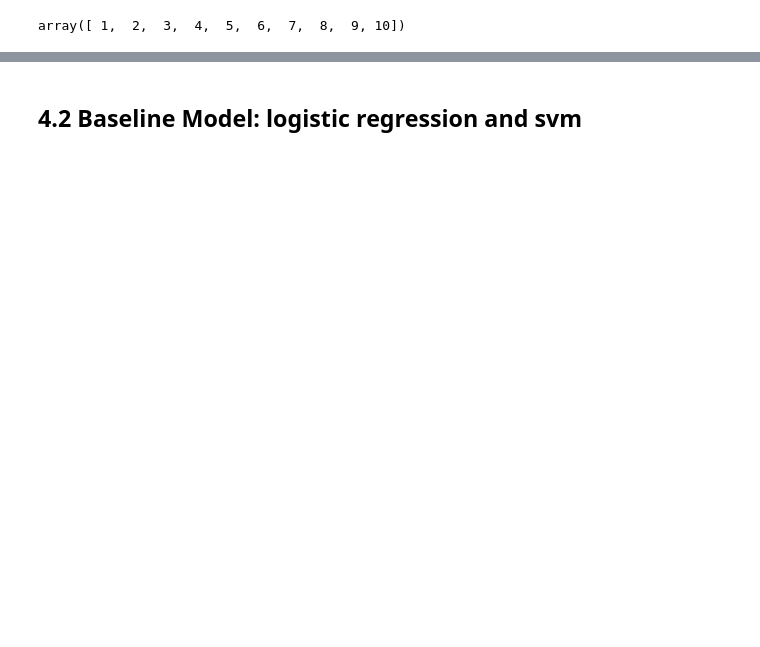
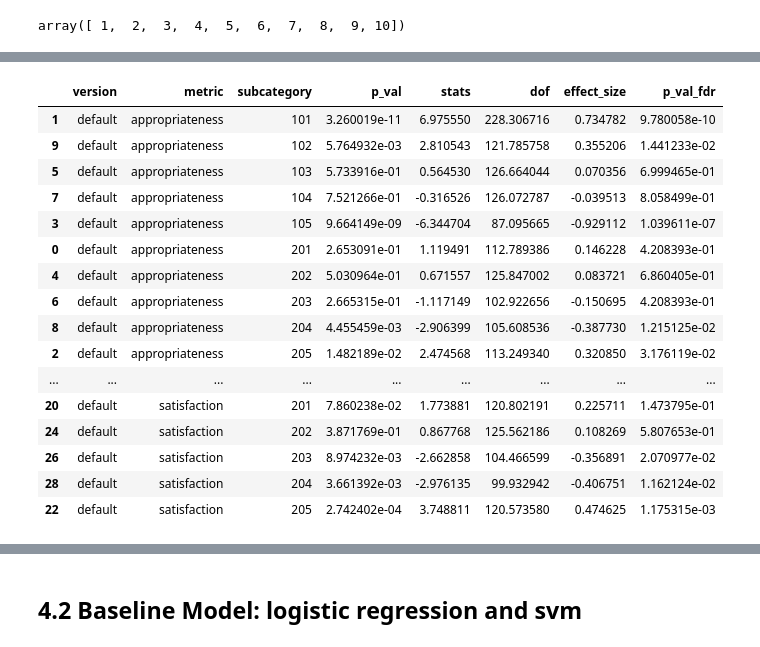
Before and after one commit to yxlin02/HCICarSim, a Jupyter notebook: DataAnalysis.ipynb, the cells around one changed output, grey strips where cells are left out. Drawn from its saved outputs; the diff is of its cells as text; code cells hidden in the pictures; blank space fills up the shorter version.

Commit message:
stats

```diff
--- a/DataAnalysis.ipynb
+++ b/DataAnalysis.ipynb
@@ -2151,0 +2665,12 @@ summary_df
+# %%
+metrics = ['appropriateness', 'disturbance', 'satisfaction']
+
+df_stats = test_version_effect_by_subcategory(
+    df_reaction_merged_II,
+    metrics
+)
+
+df_stats = df_stats.sort_values(["metric", "subcategory"])
+display(df_stats.sort_values(["metric", "subcategory"]))
+df_stats = df_stats.sort_values(["metric", "subcategory"])
+df_stats.to_csv("Output/phase_II_version_effect_by_subcategory.csv", index=False)
@@ -2154,7 +2697,7 @@ for metric in metrics:
 
     plotter.plot_metric_by_group_across_subcategories(
         df_reaction_merged_II,
-        figsize_per_ax=(2.4,3),
+        figsize_per_ax=(2.4,2.4),
         metric=metric,
         group="version",
         style="boxplot",
@@ -2181,0 +2810,28 @@ for metric in metrics:
+# %%
+metrics = ['appropriateness', 'disturbance', 'satisfaction']
+
+df_res = test_subcategory_vs_category(
+    df_reaction,
+    metrics
+)
+
+df_res = df_res.sort_values(["version", "metric", "subcategory"])
+display(df_res)
+# %% [output]
+|  | version | metric | subcategory | p_val | stats | dof | effect_size | p_val_fdr |
+| 1 | default | appropriateness | 101 | 3.260019e-11 | 6.975550 | 228.306716 | 0.734782 | 9.780058e-10 |
+| 9 | default | appropriateness | 102 | 5.764932e-03 | 2.810543 | 121.785758 | 0.355206 | 1.441233e-02 |
+| 5 | default | appropriateness | 103 | 5.733916e-01 | 0.564530 | 126.664044 | 0.070356 | 6.999465e-01 |
+| 7 | default | appropriateness | 104 | 7.521266e-01 | -0.316526 | 126.072787 | -0.039513 | 8.058499e-01 |
+| 3 | default | appropriateness | 105 | 9.664149e-09 | -6.344704 | 87.095665 | -0.929112 | 1.039611e-07 |
+| 0 | default | appropriateness | 201 | 2.653091e-01 | 1.119491 | 112.789386 | 0.146228 | 4.208393e-01 |
+| 4 | default | appropriateness | 202 | 5.030964e-01 | 0.671557 | 125.847002 | 0.083721 | 6.860405e-01 |
+| 6 | default | appropriateness | 203 | 2.665315e-01 | -1.117149 | 102.922656 | -0.150695 | 4.208393e-01 |
+| 8 | default | appropriateness | 204 | 4.455459e-03 | -2.906399 | 105.608536 | -0.387730 | 1.215125e-02 |
+| 2 | default | appropriateness | 205 | 1.482189e-02 | 2.474568 | 113.249340 | 0.320850 | 3.176119e-02 |
+| ... | ... | ... | ... | ... | ... | ... | ... | ... |
+| 20 | default | satisfaction | 201 | 7.860238e-02 | 1.773881 | 120.802191 | 0.225711 | 1.473795e-01 |
+| 24 | default | satisfaction | 202 | 3.871769e-01 | 0.867768 | 125.562186 | 0.108269 | 5.807653e-01 |
+| 26 | default | satisfaction | 203 | 8.974232e-03 | -2.662858 | 104.466599 | -0.356891 | 2.070977e-02 |
+| 28 | default | satisfaction | 204 | 3.661392e-03 | -2.976135 | 99.932942 | -0.406751 | 1.162124e-02 |
+| 22 | default | satisfaction | 205 | 2.742402e-04 | 3.748811 | 120.573580 | 0.474625 | 1.175315e-03 |
```
Also changed, not shown: parts of 29 cells of this notebook, 47 other files.
